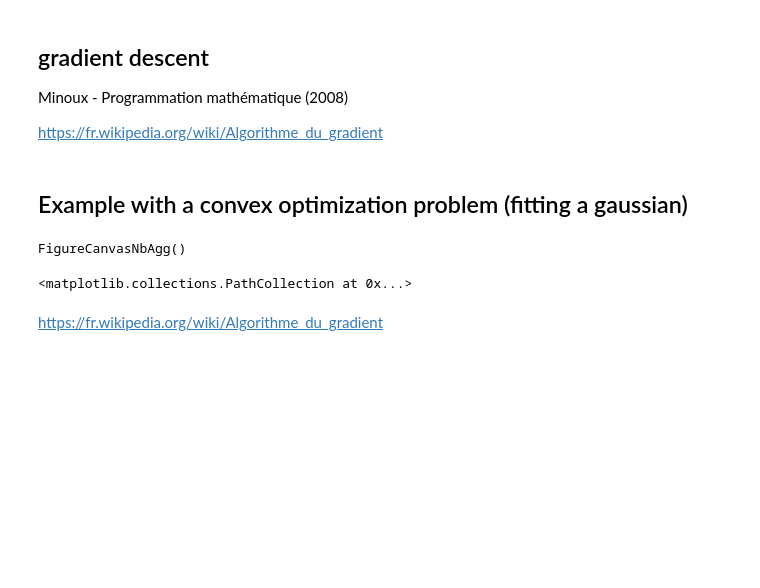
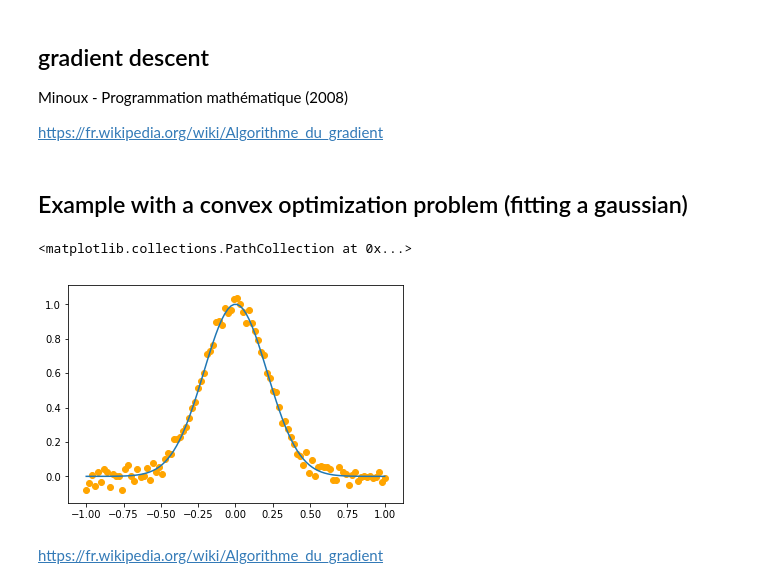
Before and after one commit to thomasorb/learning-machines, a Jupyter notebook: orcs/orcs_fitting_algorithms.ipynb, the cells around one changed output. Saved outputs shown, nothing was run; the diff lists cells and outputs as text; code cells hidden in the pictures; blank space fills up the shorter version.

```diff
--- a/orcs/orcs_fitting_algorithms.ipynb
+++ b/orcs/orcs_fitting_algorithms.ipynb
@@ -16,27 +16,27 @@ from mpl_toolkits.mplot3d import Axes3D
 # %%
 def model_gauss(x, amp, sigma):
     return amp * np.exp(-x**2/sigma**2)
 
 def model_gauss_grad_amp(x, amp, sigma):
     return np.exp(-x**2/sigma**2)
 
 def model_gauss_grad_sigma(x, amp, sigma):
     return 2 * x**2 / sigma**3. * amp * np.exp(-x**2/sigma**2)
 
 SIGMA = 0.3
 AMP = 1
 
 x = np.linspace(-1,1,100)
 data_gauss = model_gauss(x, AMP, SIGMA)
 data_gauss += np.random.standard_normal(data_gauss.size) * 0.03
 
-pl.figure(figsize=(12,8))
+pl.figure(figsize=(6,4))
 pl.plot(x, model_gauss(x, AMP, SIGMA))
 pl.scatter(x, data_gauss, c='orange')
 #pl.plot(x, model_gauss_grad(x, AMP, SIGMA))
 # %% [output]
-FigureCanvasNbAgg()
+<matplotlib.collections.PathCollection at 0x...>
-<matplotlib.collections.PathCollection at 0x...>
+[figure, added]
 # %% [markdown]
 https://fr.wikipedia.org/wiki/Algorithme_du_gradient
 # %%
```
Also changed, not shown: parts of 6 cells of this notebook, 6 other files.
